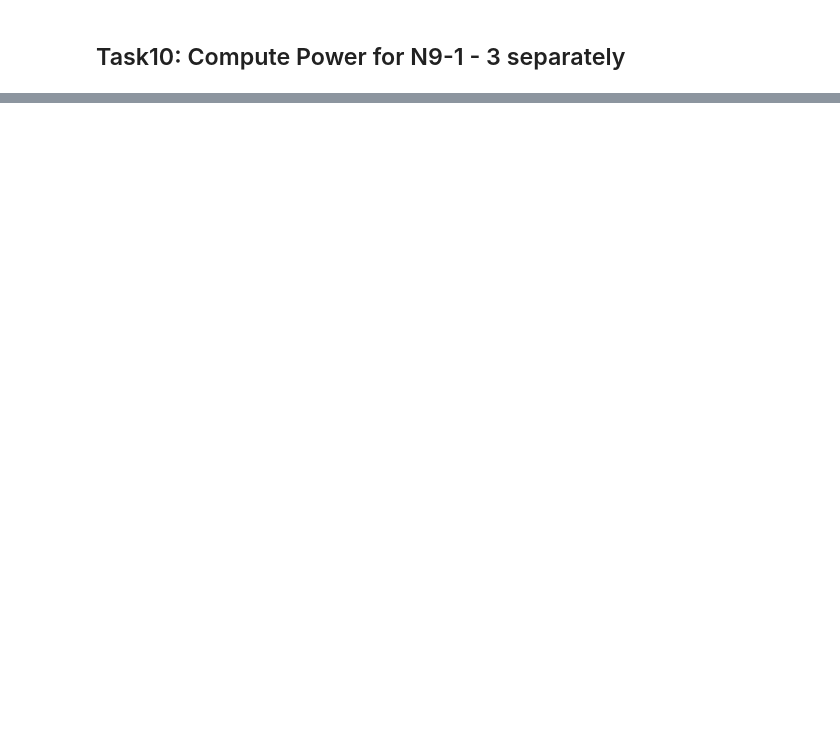
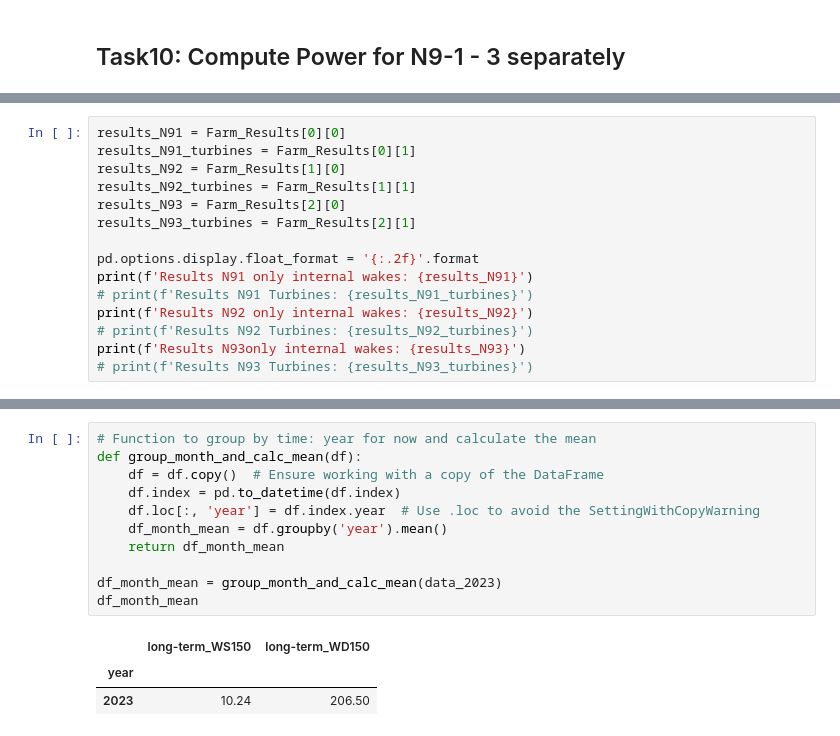
Before and after one commit to boujuan/StudentProject-Yield-Predictions-Offshore, a Jupyter notebook: 08_task10_yield_singlefram.ipynb, the cells around one changed output, grey strips where cells are left out. Drawn from its saved outputs; the diff is of its cells as text; blank space fills up the shorter version.

```diff
--- a/08_task10_yield_singlefram.ipynb
+++ b/08_task10_yield_singlefram.ipynb
@@ -97,0 +111,15 @@ Efficiency added to farm results
+# %%
+results_N91 = Farm_Results[0][0]
+results_N91_turbines = Farm_Results[0][1]
+results_N92 = Farm_Results[1][0]
+results_N92_turbines = Farm_Results[1][1]
+results_N93 = Farm_Results[2][0]
+results_N93_turbines = Farm_Results[2][1]
+
+pd.options.display.float_format = '{:.2f}'.format
+print(f'Results N91 only internal wakes: {results_N91}')
+# print(f'Results N91 Turbines: {results_N91_turbines}')
+print(f'Results N92 only internal wakes: {results_N92}')
+# print(f'Results N92 Turbines: {results_N92_turbines}')
+print(f'Results N93only internal wakes: {results_N93}')
+# print(f'Results N93 Turbines: {results_N93_turbines}')
@@ -97,0 +142,15 @@ Efficiency added to farm results
+# %%
+# Function to group by time: year for now and calculate the mean
+def group_month_and_calc_mean(df):
+    df = df.copy()  # Ensure working with a copy of the DataFrame
+    df.index = pd.to_datetime(df.index)
+    df.loc[:, 'year'] = df.index.year  # Use .loc to avoid the SettingWithCopyWarning
+    df_month_mean = df.groupby('year').mean()
+    return df_month_mean
+
+df_month_mean = group_month_and_calc_mean(data_2023)
+df_month_mean
+# %% [output]
+|  | long-term_WS150 | long-term_WD150 |
+| year |  |  |
+| 2023 | 10.24 | 206.50 |
```
Also changed, not shown: parts of 7 cells of this notebook, 5 other files.
